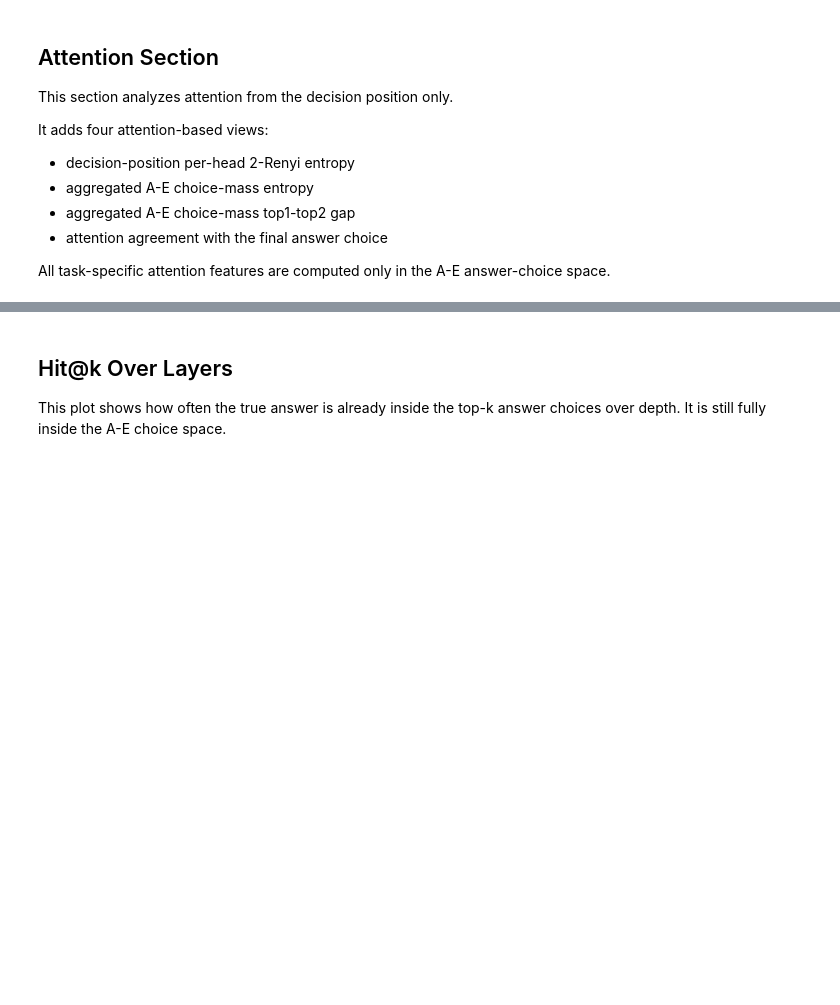
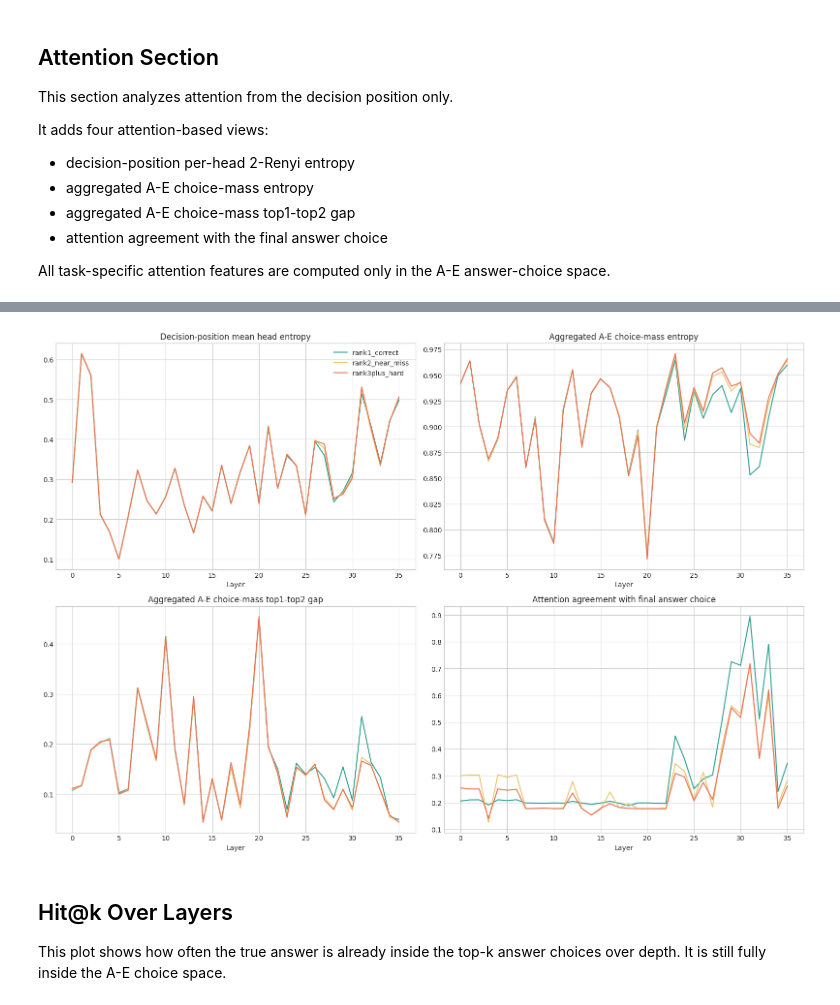
Before and after one commit to Mikolaj-MLP/Transformer-Decision-Traces, a Jupyter notebook: csqa_hf_layerwise_decoder_analysis.ipynb, the cells around one changed output, grey strips where cells are left out. Cells and saved outputs as stored; diff of their text form; code cells hidden in the pictures; blank space fills up the shorter version.

Commit message:
Attention analysis, mean over layers

```diff
--- a/csqa_hf_layerwise_decoder_analysis.ipynb
+++ b/csqa_hf_layerwise_decoder_analysis.ipynb
@@ -40,14 +30,14 @@ These defaults are set for a serious run rather than a tiny smoke test. Reduce T
 # %%
 MODEL_ID = "Qwen/Qwen2.5-3B-Instruct"
-TRAIN_SPLIT = "train"
-EVAL_SPLIT = "validation"
+TRAIN_SPLIT = "validation"
+EVAL_SPLIT = "train"
 TRAIN_LIMIT = 4096
 EVAL_LIMIT = None
 MAX_SEQ_LEN = 384
 EXTRACT_BATCH_SIZE = 2
 ATTENTION_BATCH_SIZE = 1
 TUNED_LENS_BATCH_SIZE = 64
-TUNED_LENS_EPOCHS = 3
+TUNED_LENS_EPOCHS = 2
 TUNED_LENS_LR = 5e-4
 TUNED_LENS_WEIGHT_DECAY = 1e-5
 SEED = 42
@@ -578,11 +599,11 @@ The final buckets are still:
 - rank3plus_hard
 # %%
 analysis_df = tuned_df.copy()
-bucket_order = ["rank1_correct", "rank2_near_miss", "rank3plus_hard"]
+bucket_order = ["rank1_correct", "rank2_near_miss", "rank3plus_miss"]
 bucket_colors = {
     "rank1_correct": "#2a9d8f",
     "rank2_near_miss": "#e9c46a",
-    "rank3plus_hard": "#e76f51",
+    "rank3plus_miss": "#e76f51",
 }
 
 display(
@@ -902,32 +973,34 @@ display(
 # %%
 attention_layers = np.arange(L)
 
 
 def stack_attention_curve(col):
     return np.stack(analysis_df[col].to_list(), axis=0)
 
 
 attention_curve_specs = [
-    ("mean_head_renyi2_entropy_curve", "Decision-position mean head 2-Renyi entropy"),
+    ("mean_head_renyi2_entropy_curve", "Decision-position mean head entropy"),
     ("aggregated_choice_attention_entropy_curve", "Aggregated A-E choice-mass entropy"),
     ("aggregated_choice_attention_top1_top2_gap_curve", "Aggregated A-E choice-mass top1-top2 gap"),
     ("attention_choice_agreement_with_final_curve", "Attention agreement with final answer choice"),
 ]
 
 fig, axes = plt.subplots(2, 2, figsize=(16, 11))
 axes = axes.ravel()
 
 for ax, (col, title) in zip(axes, attention_curve_specs):
     mat = stack_attention_curve(col)
     for bucket in bucket_order:
         mask = analysis_df["answer_choice_rank_bucket"].eq(bucket).to_numpy()
         ax.plot(attention_layers, mat[mask].mean(axis=0), label=bucket, color=bucket_colors[bucket])
     ax.set_title(title)
     ax.set_xlabel("Layer")
 
 axes[0].legend()
 plt.tight_layout()
 plt.show()
+# %% [output]
+[figure, added]
 # %% [markdown]
 ## Hit@k Over Layers
 
```
Also changed, not shown: parts of 23 cells of this notebook.
